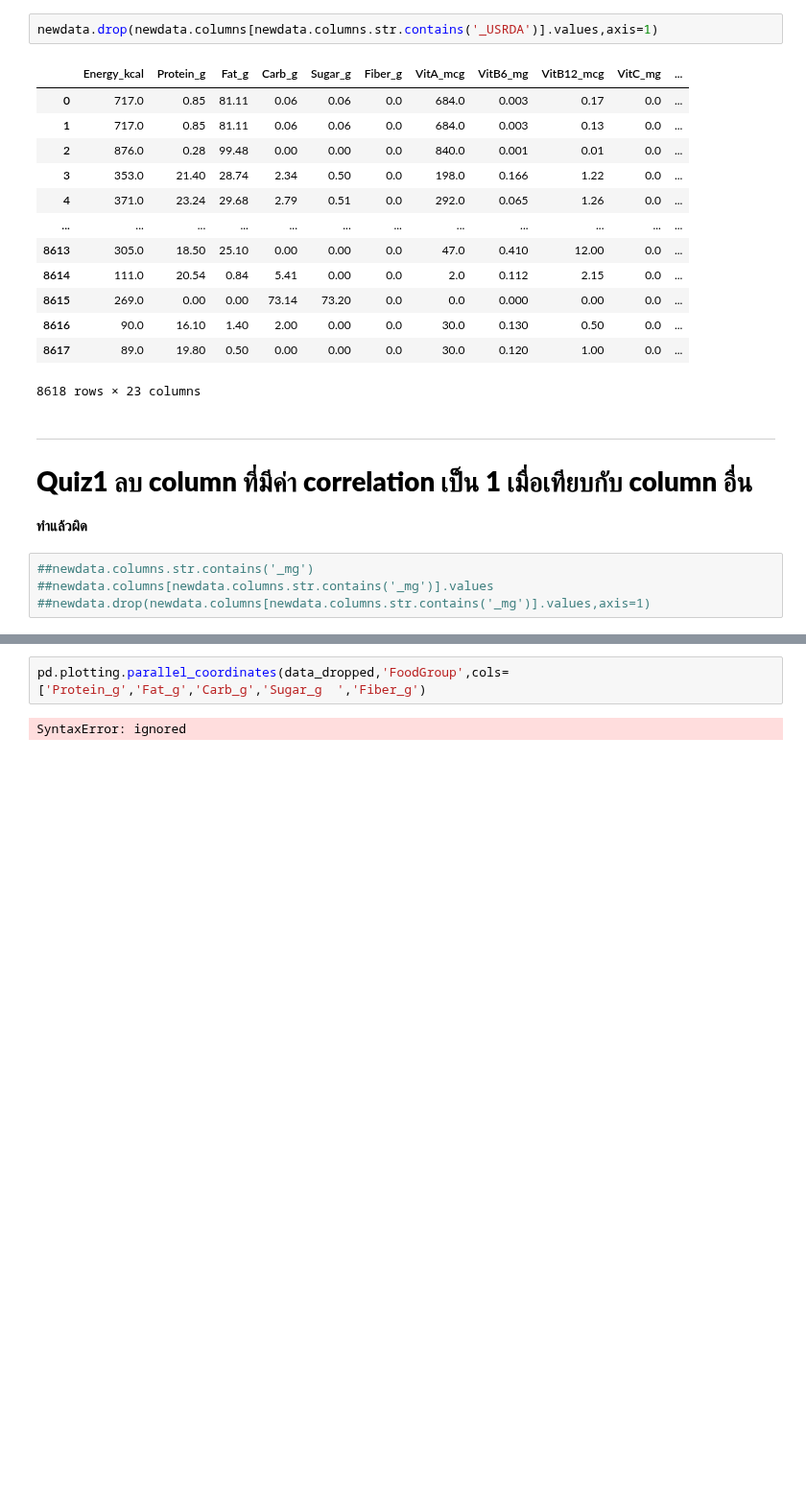
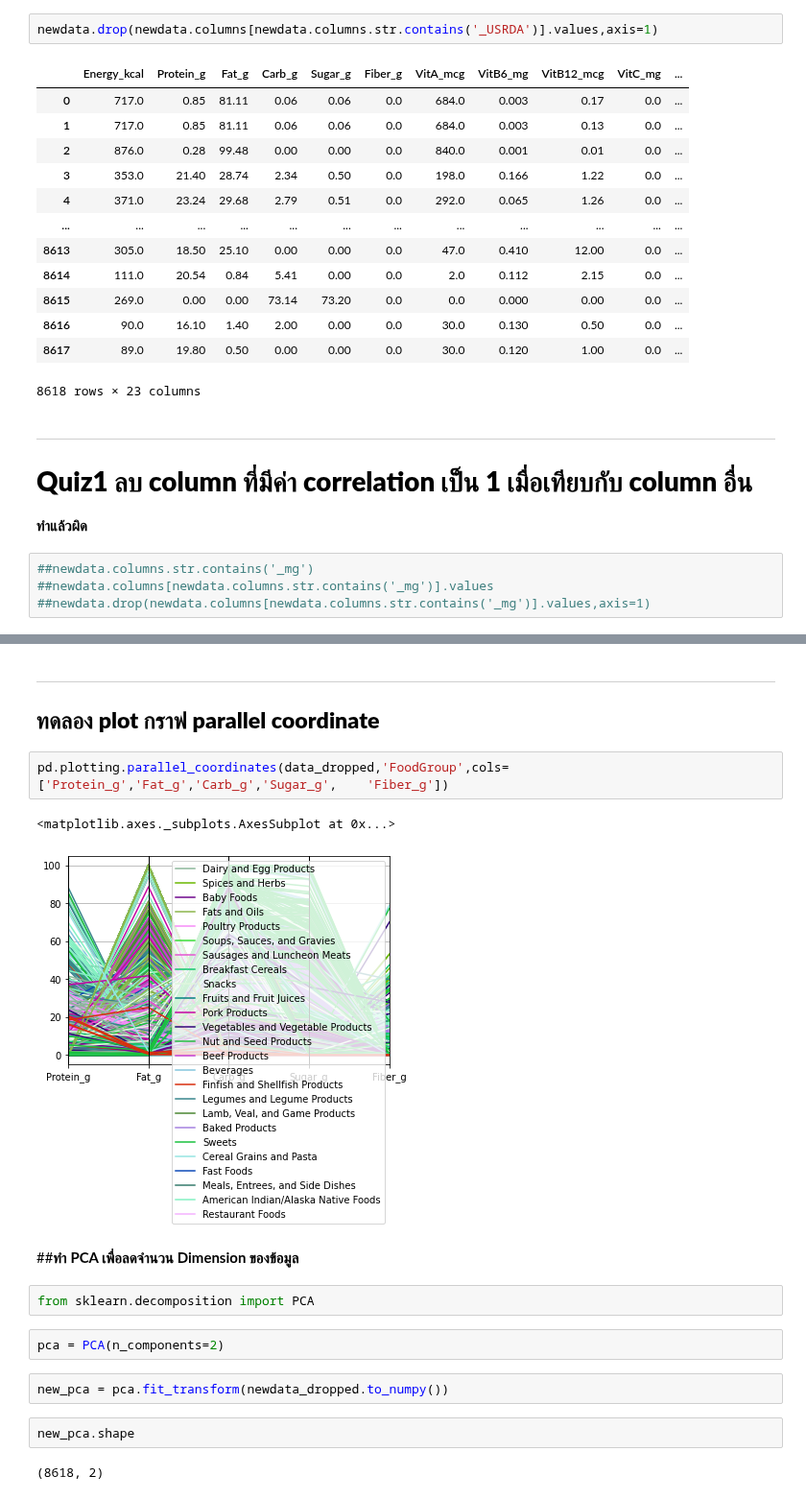
Before and after one commit to sitthatkaja/multivariate, a Jupyter notebook: Chapter3_PCA.ipynb, the cells around one changed output, grey strips where cells are left out. Shown at 96% size. Saved outputs shown, nothing was run; the diff lists cells and outputs as text; blank space fills up the shorter version.

Commit message:
Comparing 2 groups

```diff
--- a/Chapter3_PCA.ipynb
+++ b/Chapter3_PCA.ipynb
@@ -631,7 +631,24 @@ data_dropped
 | 8616 | Finfish and Shellfish Products | 90.0 | 16.10 | 1.40 | 2.00 | 0.00 | 0.0 | 30.0 | 0.130 | 0.50 | ... |
 | 8617 | Finfish and Shellfish Products | 89.0 | 19.80 | 0.50 | 0.00 | 0.00 | 0.0 | 30.0 | 0.120 | 1.00 | ... |
 8618 rows × 32 columns
+# %% [markdown]
+***
+## **ทดลอง plot กราฟ parallel coordinate**
 # %%
-pd.plotting.parallel_coordinates(data_dropped,'FoodGroup',cols=['Protein_g','Fat_g','Carb_g','Sugar_g	','Fiber_g')
+pd.plotting.parallel_coordinates(data_dropped,'FoodGroup',cols=['Protein_g','Fat_g','Carb_g','Sugar_g',	'Fiber_g'])
 # %% [output]
-SyntaxError: ignored
+<matplotlib.axes._subplots.AxesSubplot at 0x...>
+[figure, added]
+# %% [markdown]
+
+##**ทำ PCA เพื่อลดจำนวน Dimension ของข้อมูล**
+# %%
+from sklearn.decomposition import PCA
+# %%
+pca = PCA(n_components=2)
+# %%
+new_pca = pca.fit_transform(newdata_dropped.to_numpy())
+# %%
+new_pca.shape
+# %% [output]
+(8618, 2)
```
Also changed, not shown: parts of 16 cells of this notebook.
